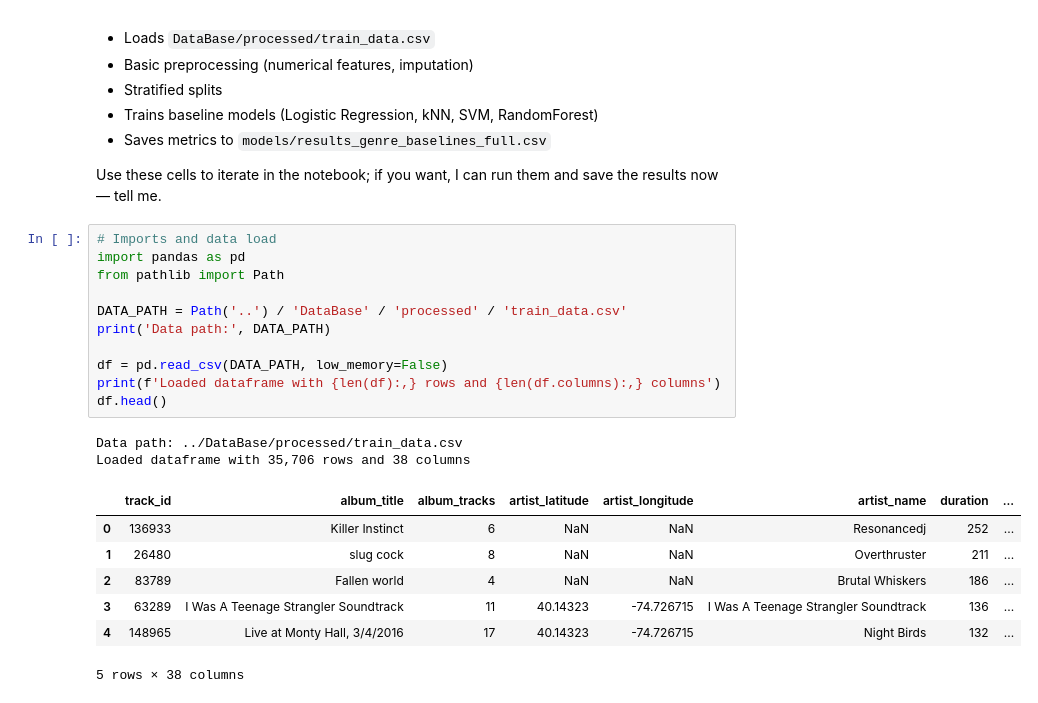
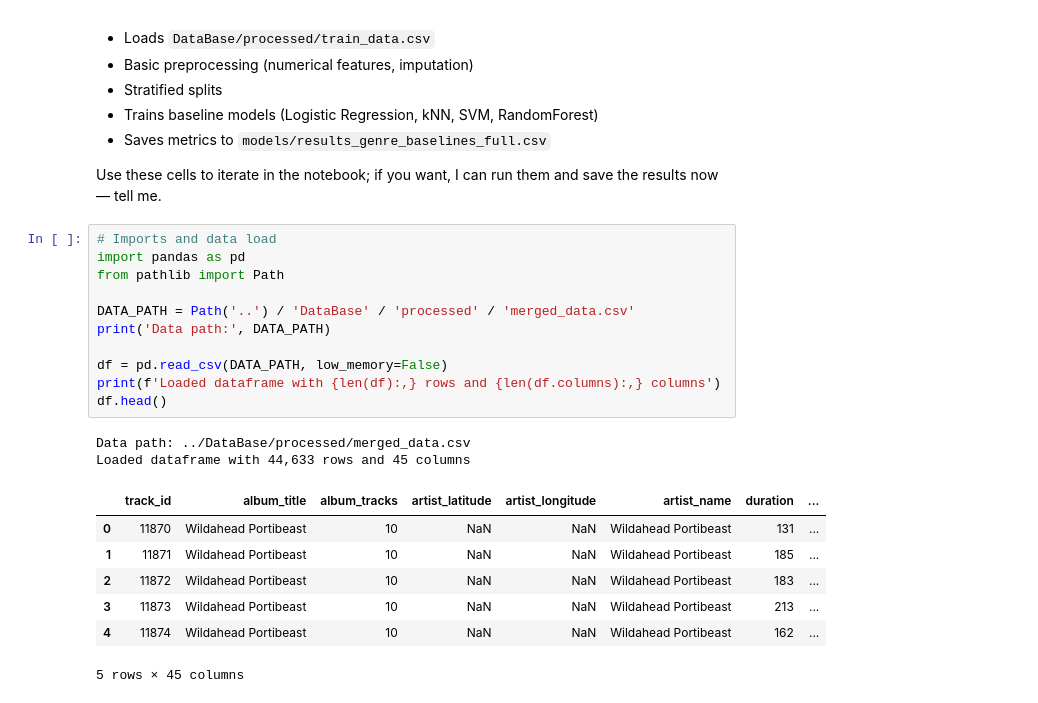
Before and after one commit to alecacerestel/Supervised_Challenge, a Jupyter notebook: notebooks/2_Genre_Original.ipynb, the cells around one changed output. Cells and saved outputs as stored; diff of their text form.

```diff
--- a/notebooks/2_Genre_Original.ipynb
+++ b/notebooks/2_Genre_Original.ipynb
@@ -13,24 +13,24 @@ Use these cells to iterate in the notebook; if you want, I can run them and save
 # %%
 # Imports and data load
 import pandas as pd
 from pathlib import Path
 
-DATA_PATH = Path('..') / 'DataBase' / 'processed' / 'train_data.csv'
+DATA_PATH = Path('..') / 'DataBase' / 'processed' / 'merged_data.csv'
 print('Data path:', DATA_PATH)
 
 df = pd.read_csv(DATA_PATH, low_memory=False)
 print(f'Loaded dataframe with {len(df):,} rows and {len(df.columns):,} columns')
 df.head()
 # %% [output]
-Data path: ../DataBase/processed/train_data.csv
-Loaded dataframe with 35,706 rows and 38 columns
+Data path: ../DataBase/processed/merged_data.csv
+Loaded dataframe with 44,633 rows and 45 columns
 |  | track_id | album_title | album_tracks | artist_latitude | artist_longitude | artist_name | duration | ... |
-| 0 | 136933 | Killer Instinct | 6 | NaN | NaN | Resonancedj | 252 | ... |
-| 1 | 26480 | slug cock | 8 | NaN | NaN | Overthruster | 211 | ... |
-| 2 | 83789 | Fallen world | 4 | NaN | NaN | Brutal Whiskers | 186 | ... |
-| 3 | 63289 | I Was A Teenage Strangler Soundtrack | 11 | 40.14323 | -74.726715 | I Was A Teenage Strangler Soundtrack | 136 | ... |
-| 4 | 148965 | Live at Monty Hall, 3/4/2016 | 17 | 40.14323 | -74.726715 | Night Birds | 132 | ... |
+| 0 | 11870 | Wildahead Portibeast | 10 | NaN | NaN | Wildahead Portibeast | 131 | ... |
+| 1 | 11871 | Wildahead Portibeast | 10 | NaN | NaN | Wildahead Portibeast | 185 | ... |
+| 2 | 11872 | Wildahead Portibeast | 10 | NaN | NaN | Wildahead Portibeast | 183 | ... |
+| 3 | 11873 | Wildahead Portibeast | 10 | NaN | NaN | Wildahead Portibeast | 213 | ... |
+| 4 | 11874 | Wildahead Portibeast | 10 | NaN | NaN | Wildahead Portibeast | 162 | ... |
-5 rows × 38 columns
+5 rows × 45 columns
 # %%
 # Preprocessing: advanced feature engineering, target/frequency encoding, stratified split
 import numpy as np
```
Also changed, not shown: parts of 3 cells of this notebook, 2 other files.
